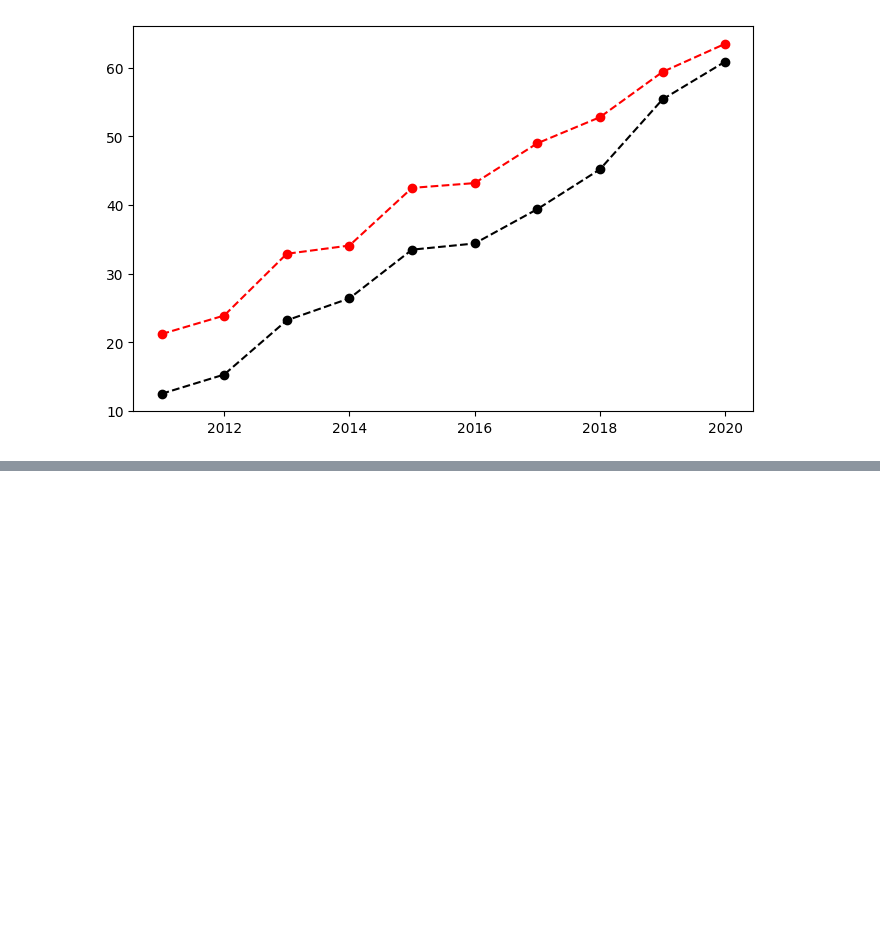
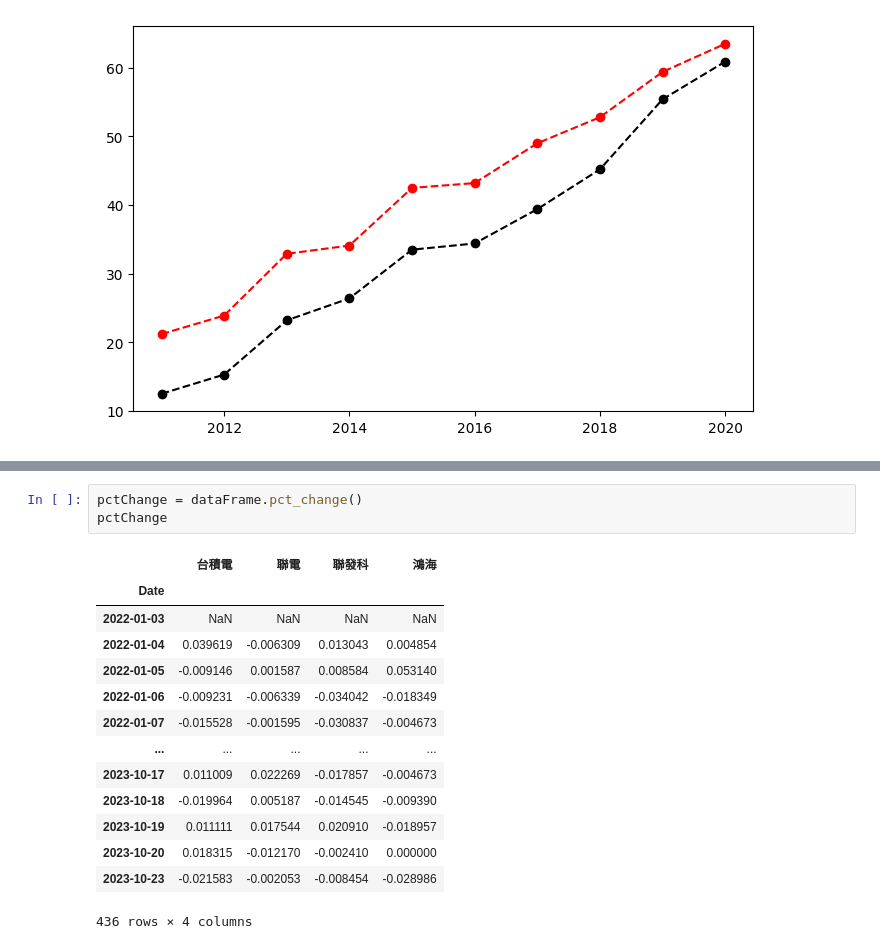
Before and after one commit to Keng9487/python1, a Jupyter notebook: 上課用目錄/lesson18_2.ipynb, the cells around one changed output, grey strips where cells are left out. Saved outputs shown, nothing was run; the diff lists cells and outputs as text; blank space fills up the shorter version.

```diff
--- a/上課用目錄/lesson18_2.ipynb
+++ b/上課用目錄/lesson18_2.ipynb
@@ -35,0 +120,18 @@ plt.show()
+# %%
+pctChange = dataFrame.pct_change()
+pctChange
+# %% [output]
+|  | 台積電 | 聯電 | 聯發科 | 鴻海 |
+| Date |  |  |  |  |
+| 2022-01-03 | NaN | NaN | NaN | NaN |
+| 2022-01-04 | 0.039619 | -0.006309 | 0.013043 | 0.004854 |
+| 2022-01-05 | -0.009146 | 0.001587 | 0.008584 | 0.053140 |
+| 2022-01-06 | -0.009231 | -0.006339 | -0.034042 | -0.018349 |
+| 2022-01-07 | -0.015528 | -0.001595 | -0.030837 | -0.004673 |
+| ... | ... | ... | ... | ... |
+| 2023-10-17 | 0.011009 | 0.022269 | -0.017857 | -0.004673 |
+| 2023-10-18 | -0.019964 | 0.005187 | -0.014545 | -0.009390 |
+| 2023-10-19 | 0.011111 | 0.017544 | 0.020910 | -0.018957 |
+| 2023-10-20 | 0.018315 | -0.012170 | -0.002410 | 0.000000 |
+| 2023-10-23 | -0.021583 | -0.002053 | -0.008454 | -0.028986 |
+436 rows × 4 columns
```
Also changed, not shown: parts of 6 cells of this notebook.
